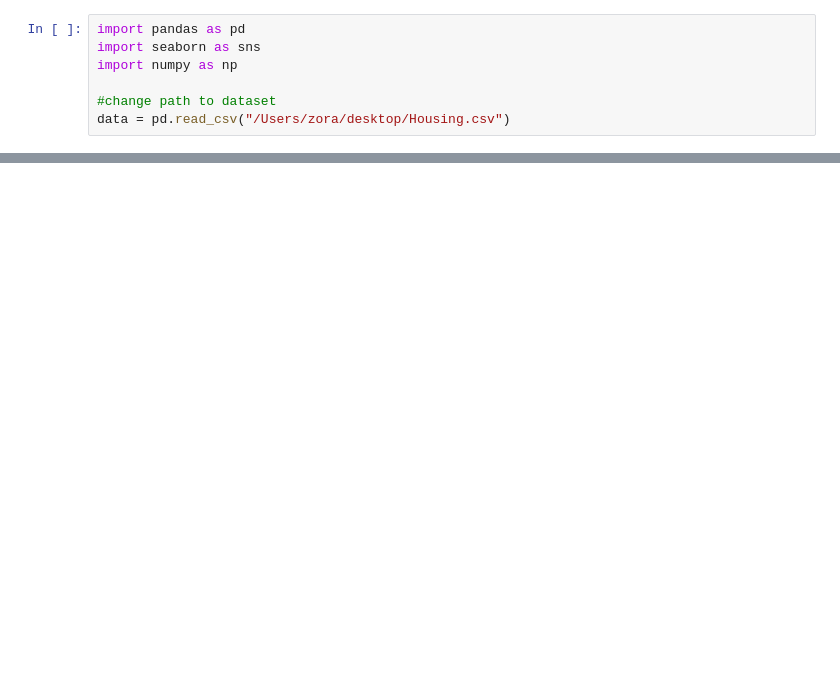
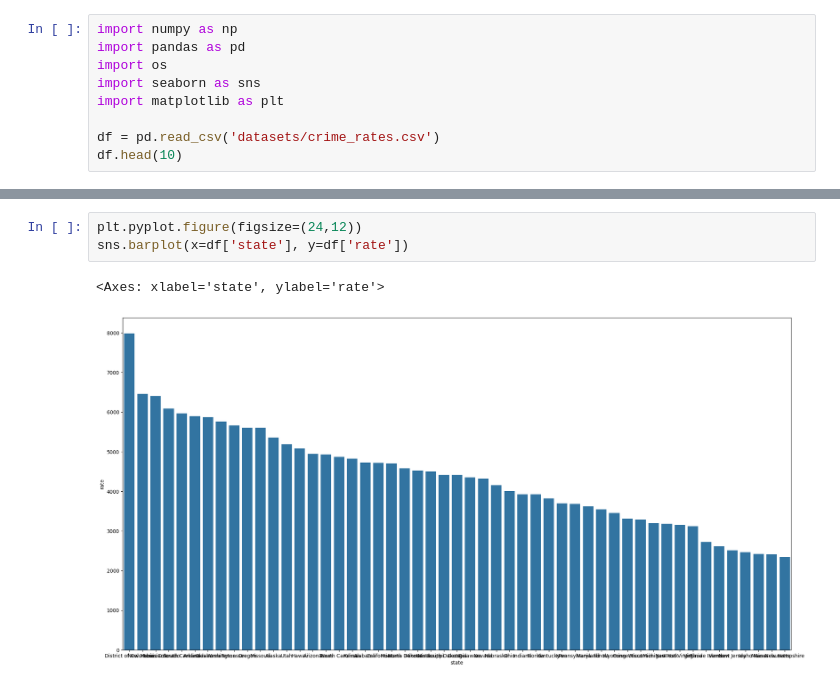
Before and after one commit to saj62/HackUTD-X-App, a Jupyter notebook: commercial_property.ipynb, the cells around one changed output, grey strips where cells are left out. Cells and saved outputs as stored; diff of their text form; blank space fills up the shorter version.

Commit message:
All datasets and analysis complete

```diff
--- a/commercial_property.ipynb
+++ b/commercial_property.ipynb
@@ -1,8 +1,10 @@
 # %%
+import numpy as np
 import pandas as pd
+import os
 import seaborn as sns
-import numpy as np
+import matplotlib as plt
 
-#change path to dataset
-data = pd.read_csv("/Users/zora/desktop/Housing.csv")
+df = pd.read_csv('datasets/crime_rates.csv')
+df.head(10)
 # %% [output]
@@ -81,0 +42,6 @@ regr.score(X_test, y_test)
+# %%
+plt.pyplot.figure(figsize=(24,12))
+sns.barplot(x=df['state'], y=df['rate'])
+# %% [output]
+<Axes: xlabel='state', ylabel='rate'>
+[figure, added]
```
Also changed, not shown: parts of 9 cells of this notebook, 10 other files.
